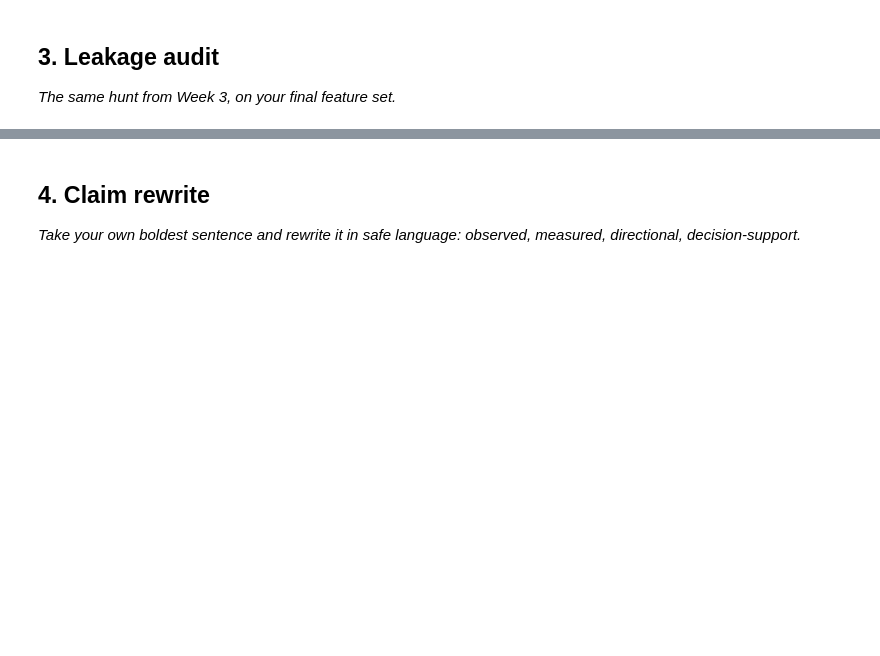
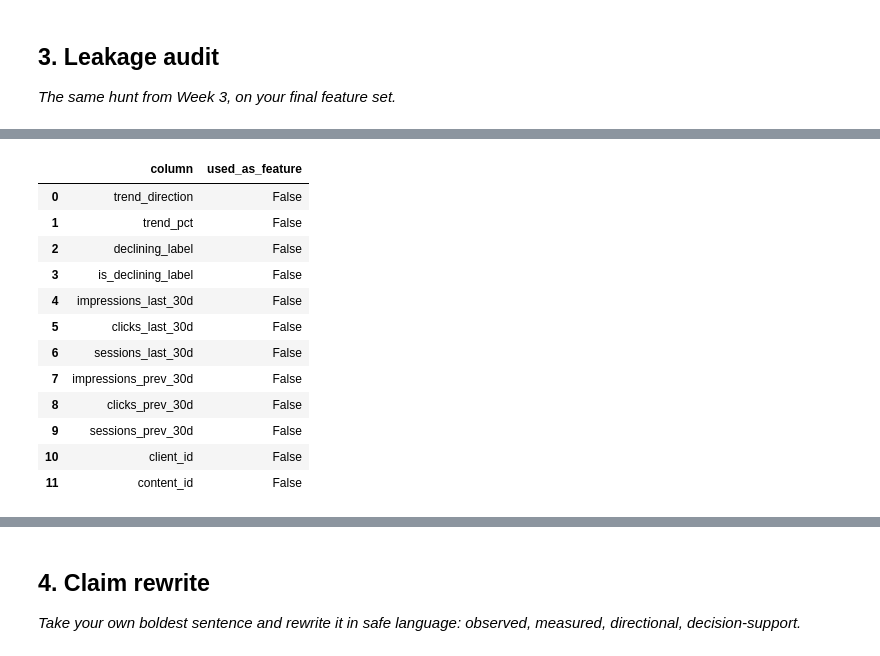
Before and after one commit to aliakhtar1010/search-ranking-ml, a Jupyter notebook: work/notebooks/w06_validation_audit.ipynb, the cells around one changed output, grey strips where cells are left out. Drawn from its saved outputs; the diff is of its cells as text; code cells hidden in the pictures; blank space fills up the shorter version.

Commit message:
audit model validation and leakage across client groups

```diff
--- a/work/notebooks/w06_validation_audit.ipynb
+++ b/work/notebooks/w06_validation_audit.ipynb
@@ -27,3 +276,44 @@ This skeleton is yours to fill. Work the sections **in order** — each one has
 # %%
 # This cell is for CODE (numbers, a query, a check).
 # Write your text answer in the cell ABOVE this one — typing sentences here breaks Run All.
+LEAKY_OR_EXCLUDED = [
+    "trend_direction",
+    "trend_pct",
+    "declining_label",
+    "is_declining_label",
+
+    "impressions_last_30d",
+    "clicks_last_30d",
+    "sessions_last_30d",
+
+    "impressions_prev_30d",
+    "clicks_prev_30d",
+    "sessions_prev_30d",
+
+    "client_id",
+    "content_id"
+]
+
+feature_leakage_check = pd.DataFrame({
+    "column": LEAKY_OR_EXCLUDED,
+    "used_as_feature": [
+        col in FEATURES
+        for col in LEAKY_OR_EXCLUDED
+    ]
+})
+
+feature_leakage_check
+# %% [output]
+|  | column | used_as_feature |
+| 0 | trend_direction | False |
+| 1 | trend_pct | False |
+| 2 | declining_label | False |
+| 3 | is_declining_label | False |
+| 4 | impressions_last_30d | False |
+| 5 | clicks_last_30d | False |
+| 6 | sessions_last_30d | False |
+| 7 | impressions_prev_30d | False |
+| 8 | clicks_prev_30d | False |
+| 9 | sessions_prev_30d | False |
+| 10 | client_id | False |
+| 11 | content_id | False |
```
Also changed, not shown: parts of 12 cells of this notebook.
